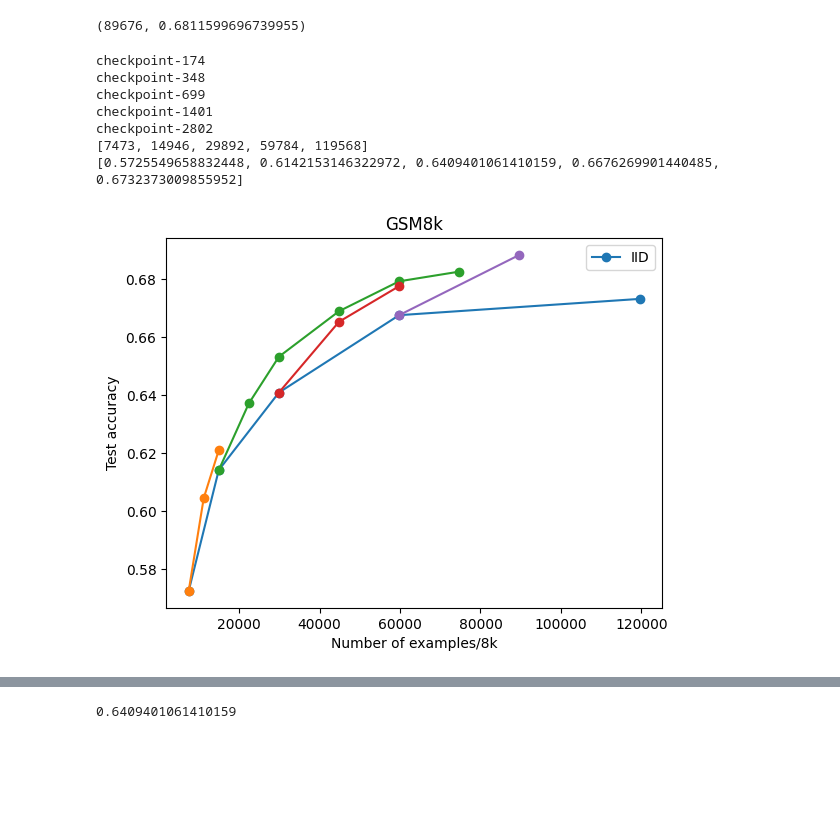
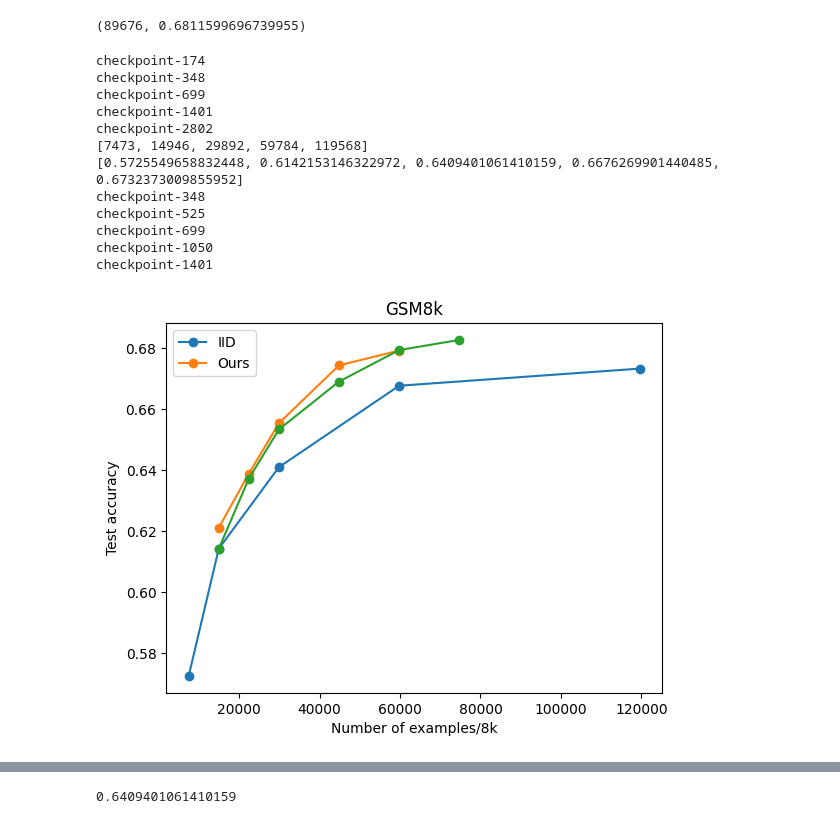
Before and after one commit to katiekang1998/reasoning_data, a Jupyter notebook: gsm8k_amrith.ipynb, the cells around one changed output, grey strips where cells are left out. Cells and saved outputs as stored; diff of their text form; code cells hidden in the pictures; blank space fills up the shorter version.

```diff
--- a/gsm8k_amrith.ipynb
+++ b/gsm8k_amrith.ipynb
@@ -191,39 +229,69 @@ print(accs)
 # (11209, 0.6045489006823351)
 # (14946, 0.621076573161486)
 
-plt.plot(2**np.log2([7473, 11209, 14946]), [0.5725549658832448, 0.6045489006823351, 0.621076573161486], "o-")
+# plt.plot(2**np.log2([7473, 11209, 14946]), [0.5725549658832448, 0.6045489006823351, 0.621076573161486], "o-")
 
 # (22419, 0.6371872630780895)
 # (29892, 0.653297952994693)
 # (44838, 0.668991660348749)
 # (59784, 0.6793025018953753)
-# (74730, 0.6826383623957544)
-plt.plot(2**np.log2([14946, 22419,29892, 44838, 59784, 74730]), [0.6142153146322972, 0.6371872630780895, 0.653297952994693, 0.668991660348749, 0.6793025018953753, 0.6826383623957544], "o-")
+# # (74730, 0.6826383623957544)
 
-# (44838, 0.665352539802881)
-# (59784, 0.6733889310083396)
-plt.plot(2**np.log2([29892, 44838, 59784]), [0.6409401061410159, 0.665352539802881, 0.6776345716451857], "o-")
+# # (44838, 0.665352539802881)
+# # (59784, 0.6733889310083396)
+# plt.plot(2**np.log2([29892, 44838, 59784]), [0.6409401061410159, 0.665352539802881, 0.6776345716451857], "o-")
 
 
-plt.plot(2**np.log2([59784, 89676]), [0.6676269901440485, 0.6884003032600455], "o-")
+# plt.plot(2**np.log2([59784, 89676]), [0.6676269901440485, 0.6884003032600455], "o-")
+accs2 = []
+num_expls_all2 = []
 
+for num_prev_copies in range(5):
+    train_name = "0copies_threshold0.75_1newcopies"
+    for _ in range(num_prev_copies):
+        train_name = "prev{"+train_name+"}"
+    file_name = "gsm8k_amrith_3epochs_"+train_name+"_lr2e-05_bs128"
+    ckpts = sorted([
+    f for f in os.listdir("ckpts/"+file_name) if os.path.isdir(os.path.join("ckpts/"+file_name, f))
+    ], key=lambda x: int(x.split('-')[1]))
+    print(ckpts[-1])
+    num_amrith_examples = len(np.load(f"ckpts/{file_name}/amrith_data_subsample_idxs.npy"))
+    try:
+
+        acc = (np.load(f"ckpts/{file_name}/{ckpts[-1]}/test_answer_types5_seed2_temp0.8.npy")==0)[:, :].mean()
+    except:
+        acc = (np.load(f"ckpts/{file_name}/{ckpts[-1]}/test_answer_types20_seed2_temp0.8.npy")==0)[:, :].mean()
+
+    num_expls = 7473 + num_amrith_examples
+    num_expls_all2.append(num_expls)
+    accs2.append(acc)
+
+plt.plot(2**np.log2(num_expls_all2), accs2, "o-", label = "Ours")
+
+
+plt.plot(2**np.log2([14946, 22419,29892, 44838, 59784, 74730]), [0.6142153146322972, 0.6371872630780895, 0.653297952994693, 0.668991660348749, 0.6793025018953753, 0.6826383623957544], "o-")
 
 # plt.xticks([7473*i for i in range(11)], [i for i in range(11)])
 
 # plt.xticks([7473*i for i in [1, 2, 4, 8, 16]], [1, 2, 4, 8, 16])
 
 plt.xlabel("Number of examples/8k")
 
 plt.ylabel("Test accuracy")
 plt.legend()
 plt.title("GSM8k")
 plt.savefig("delete.png")
 # %% [output]
 checkpoint-174
 checkpoint-348
 checkpoint-699
 checkpoint-1401
 checkpoint-2802
 [7473, 14946, 29892, 59784, 119568]
 [0.5725549658832448, 0.6142153146322972, 0.6409401061410159, 0.6676269901440485, 0.6732373009855952]
+checkpoint-348
+checkpoint-525
+checkpoint-699
+checkpoint-1050
+checkpoint-1401
-[figure, old version]
+[figure, new version]
```
Also changed, not shown: parts of 9 cells of this notebook, 57 other files.
